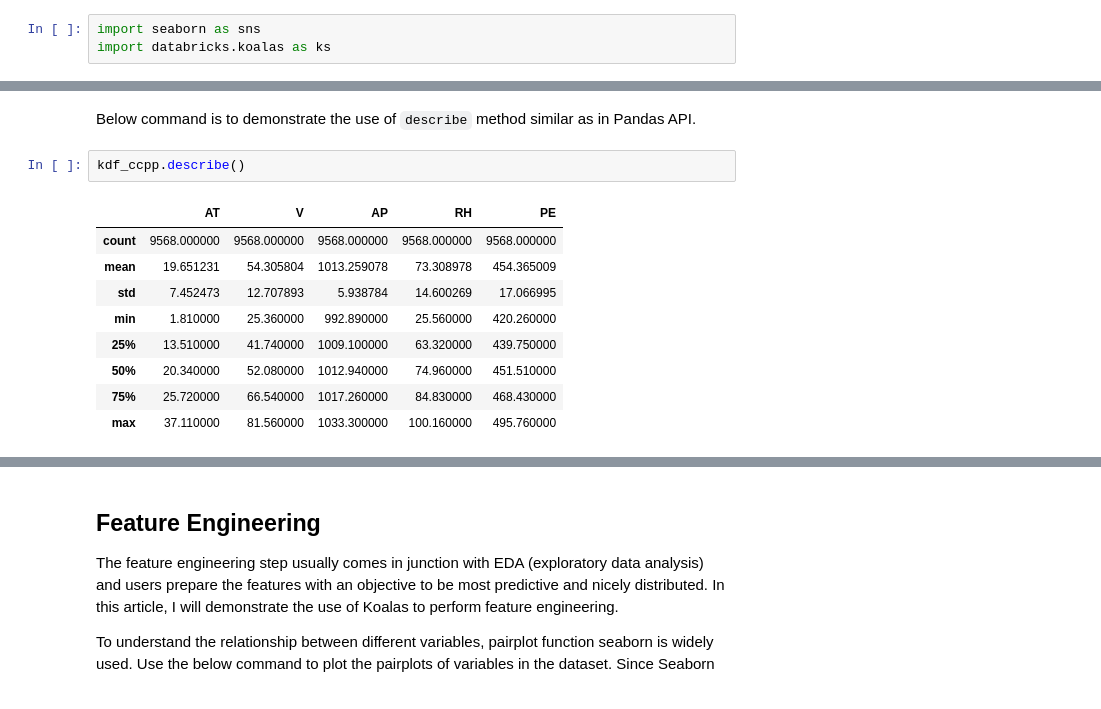
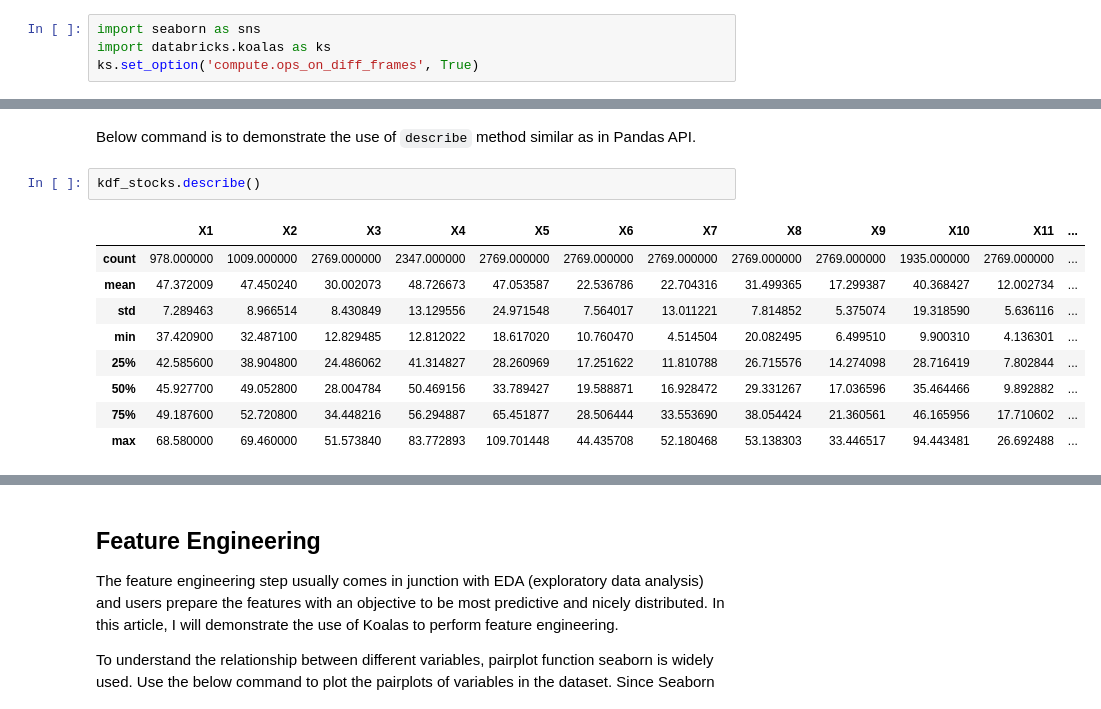
Before and after one commit to komzy/spark-ml-course, a Jupyter notebook: week-2/Session_4_edited.ipynb, the cells around one changed output, grey strips where cells are left out. Saved outputs shown, nothing was run; the diff lists cells and outputs as text.

```diff
--- a/week-2/Session_4_edited.ipynb
+++ b/week-2/Session_4_edited.ipynb
@@ -85,3 +85,4 @@ Requirement already satisfied: numpy>=1.16.6 in /usr/local/lib/python3.7/dist-pa
 # %%
 import seaborn as sns
 import databricks.koalas as ks
+ks.set_option('compute.ops_on_diff_frames', True)
@@ -209,14 +164,14 @@ kdf_ccpp.rolling(window=20).mean().plot()
 # %% [markdown]
 Below command is to demonstrate the use of `describe` method similar as in Pandas API.
 # %%
-kdf_ccpp.describe()
+kdf_stocks.describe()
 # %% [output]
-|  | AT | V | AP | RH | PE |
-| count | 9568.000000 | 9568.000000 | 9568.000000 | 9568.000000 | 9568.000000 |
-| mean | 19.651231 | 54.305804 | 1013.259078 | 73.308978 | 454.365009 |
-| std | 7.452473 | 12.707893 | 5.938784 | 14.600269 | 17.066995 |
-| min | 1.810000 | 25.360000 | 992.890000 | 25.560000 | 420.260000 |
-| 25% | 13.510000 | 41.740000 | 1009.100000 | 63.320000 | 439.750000 |
-| 50% | 20.340000 | 52.080000 | 1012.940000 | 74.960000 | 451.510000 |
-| 75% | 25.720000 | 66.540000 | 1017.260000 | 84.830000 | 468.430000 |
-| max | 37.110000 | 81.560000 | 1033.300000 | 100.160000 | 495.760000 |
+|  | X1 | X2 | X3 | X4 | X5 | X6 | X7 | X8 | X9 | X10 | X11 | ... |
+| count | 978.000000 | 1009.000000 | 2769.000000 | 2347.000000 | 2769.000000 | 2769.000000 | 2769.000000 | 2769.000000 | 2769.000000 | 1935.000000 | 2769.000000 | ... |
+| mean | 47.372009 | 47.450240 | 30.002073 | 48.726673 | 47.053587 | 22.536786 | 22.704316 | 31.499365 | 17.299387 | 40.368427 | 12.002734 | ... |
+| std | 7.289463 | 8.966514 | 8.430849 | 13.129556 | 24.971548 | 7.564017 | 13.011221 | 7.814852 | 5.375074 | 19.318590 | 5.636116 | ... |
+| min | 37.420900 | 32.487100 | 12.829485 | 12.812022 | 18.617020 | 10.760470 | 4.514504 | 20.082495 | 6.499510 | 9.900310 | 4.136301 | ... |
+| 25% | 42.585600 | 38.904800 | 24.486062 | 41.314827 | 28.260969 | 17.251622 | 11.810788 | 26.715576 | 14.274098 | 28.716419 | 7.802844 | ... |
+| 50% | 45.927700 | 49.052800 | 28.004784 | 50.469156 | 33.789427 | 19.588871 | 16.928472 | 29.331267 | 17.036596 | 35.464466 | 9.892882 | ... |
+| 75% | 49.187600 | 52.720800 | 34.448216 | 56.294887 | 65.451877 | 28.506444 | 33.553690 | 38.054424 | 21.360561 | 46.165956 | 17.710602 | ... |
+| max | 68.580000 | 69.460000 | 51.573840 | 83.772893 | 109.701448 | 44.435708 | 52.180468 | 53.138303 | 33.446517 | 94.443481 | 26.692488 | ... |
```
Also changed, not shown: parts of 15 cells of this notebook.
